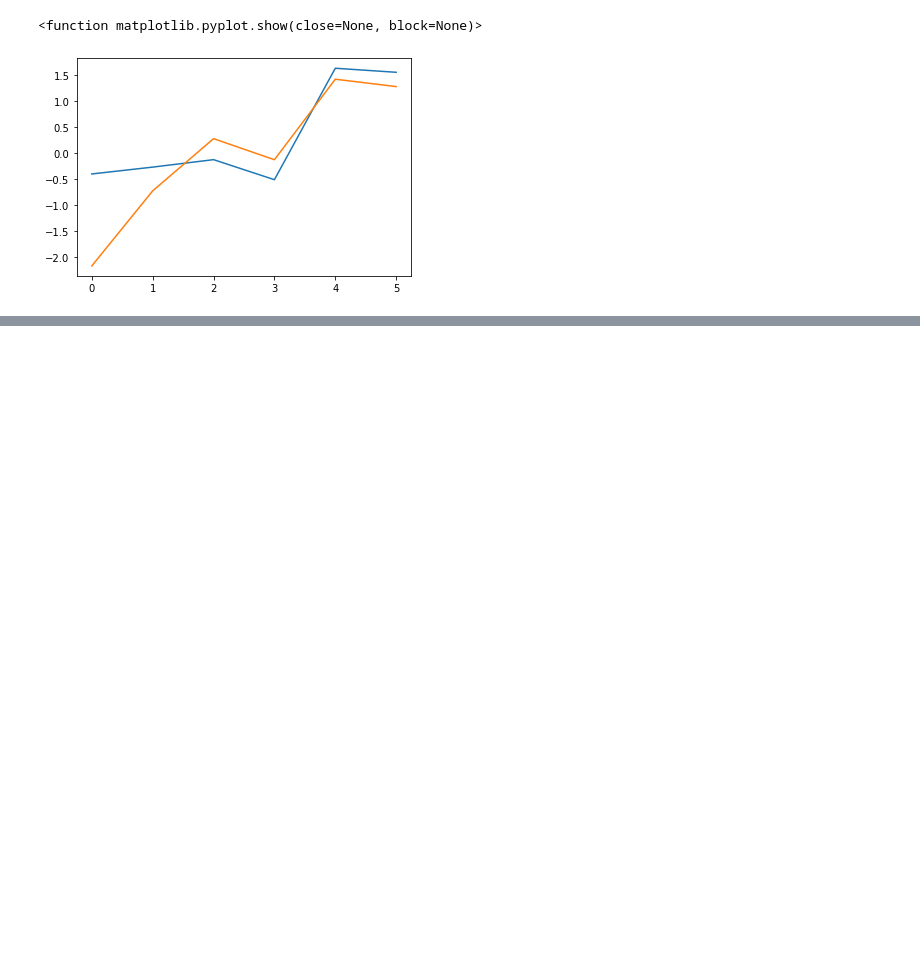
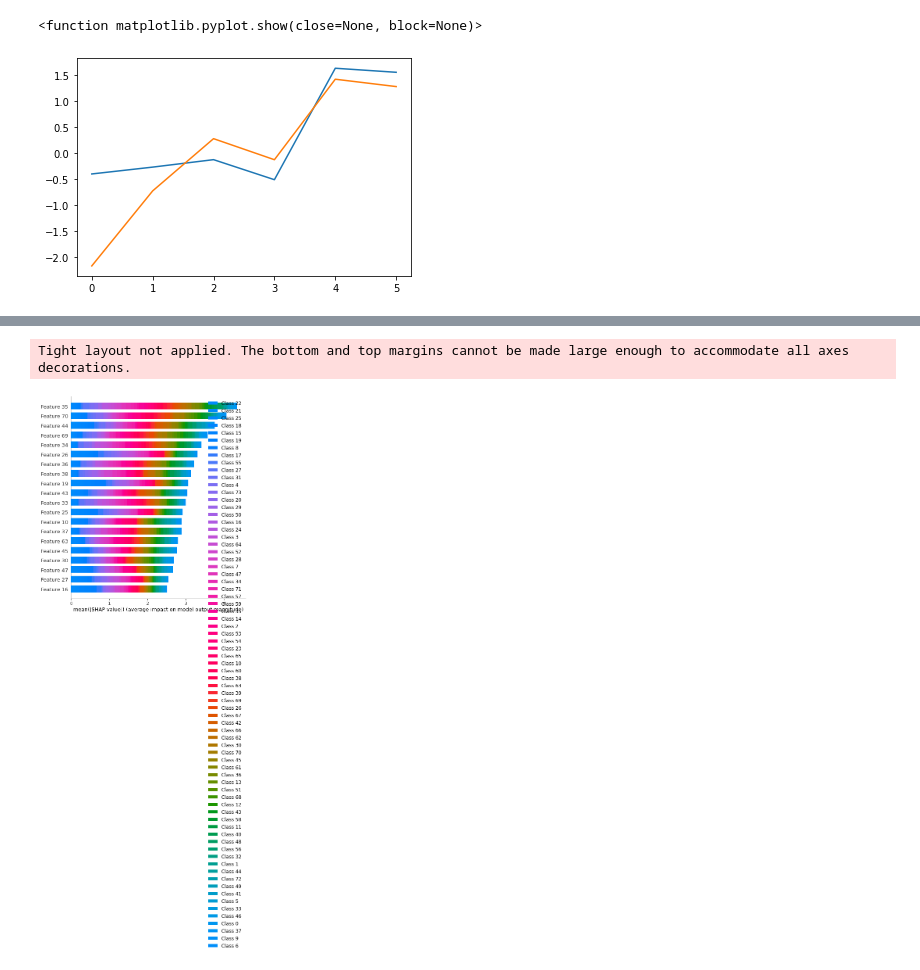
Before and after one commit to joelwwiggins/supply_chain_simulation, a Jupyter notebook: crude_sim.ipynb, the cells around one changed output, grey strips where cells are left out. Saved outputs shown, nothing was run; the diff lists cells and outputs as text; code cells hidden in the pictures; blank space fills up the shorter version.

```diff
--- a/crude_sim.ipynb
+++ b/crude_sim.ipynb
@@ -187,0 +229,5 @@ plt.show
+# %%
+import shap
+
+explainer = shap.KernelExplainer(m.predict, data_mod[0])
+shap_values = explainer.shap_values(data_mod[0])
@@ -187,0 +252,5 @@ plt.show
+# %%
+shap.summary_plot(shap_values, data_mod[0])
+# %% [output]
+Tight layout not applied. The bottom and top margins cannot be made large enough to accommodate all axes decorations.
+[figure, added]
```
Also changed, not shown: parts of 6 cells of this notebook.
